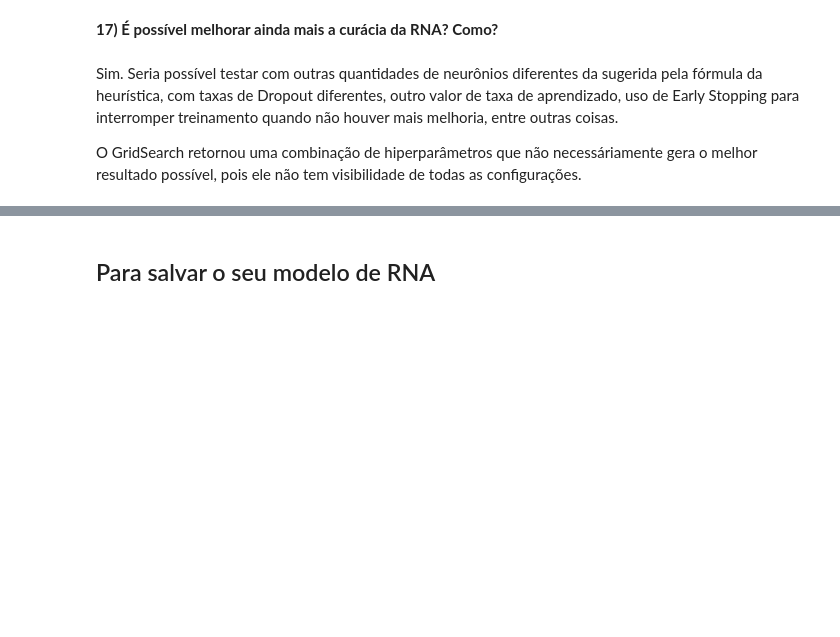
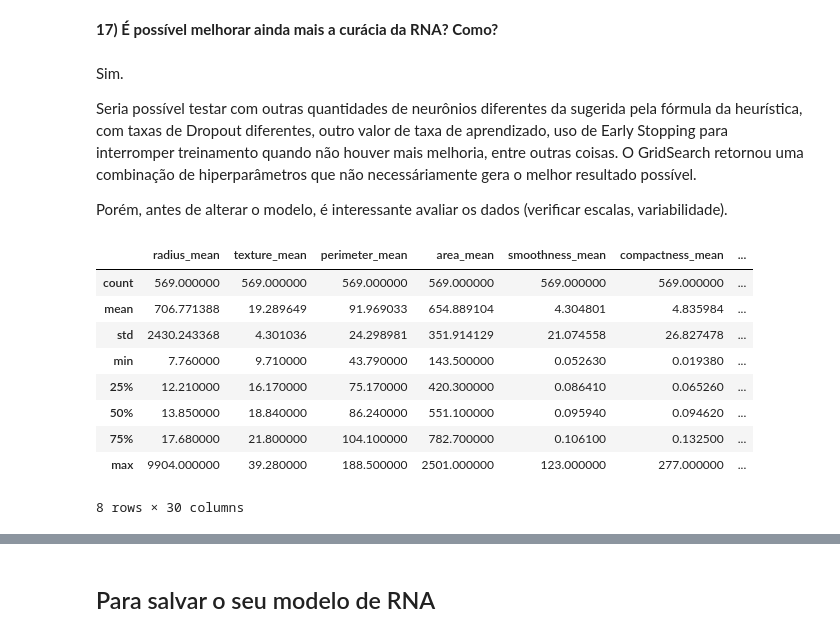
Before and after one commit to Marlon-Sbardelatti/machine-learning, a Jupyter notebook: trabalho-04/neural_network.ipynb, the cells around one changed output, grey strips where cells are left out. Saved outputs shown, nothing was run; the diff lists cells and outputs as text; code cells hidden in the pictures; blank space fills up the shorter version.

```diff
--- a/trabalho-04/neural_network.ipynb
+++ b/trabalho-04/neural_network.ipynb
@@ -646,6 +609,24 @@ print(best_score)
 # %% [markdown]
 **17) É possível melhorar ainda mais a curácia da RNA? Como?**
 # %% [markdown]
-Sim. Seria possível testar com outras quantidades de neurônios diferentes da sugerida pela fórmula da heurística, com taxas de Dropout diferentes, outro valor de taxa de aprendizado, uso de Early Stopping para interromper treinamento quando não houver mais melhoria, entre outras coisas.
+Sim.
 
-O GridSearch retornou uma combinação de hiperparâmetros que não necessáriamente gera o melhor resultado possível, pois ele não tem visibilidade de todas as configurações.
+Seria possível testar com outras quantidades de neurônios diferentes da sugerida pela fórmula da heurística, com taxas de Dropout diferentes, outro valor de taxa de aprendizado, uso de Early Stopping para interromper treinamento quando não houver mais melhoria, entre outras coisas. O GridSearch retornou uma combinação de hiperparâmetros que não necessáriamente gera o melhor resultado possível.
+
+Porém, antes de alterar o modelo, é interessante avaliar os dados (verificar escalas, variabilidade).
+# %%
+import pandas as pd
+
+# Estatísticas básicas
+breast_data.describe()
+# %% [output]
+|  | radius_mean | texture_mean | perimeter_mean | area_mean | smoothness_mean | compactness_mean | ... |
+| count | 569.000000 | 569.000000 | 569.000000 | 569.000000 | 569.000000 | 569.000000 | ... |
+| mean | 706.771388 | 19.289649 | 91.969033 | 654.889104 | 4.304801 | 4.835984 | ... |
+| std | 2430.243368 | 4.301036 | 24.298981 | 351.914129 | 21.074558 | 26.827478 | ... |
+| min | 7.760000 | 9.710000 | 43.790000 | 143.500000 | 0.052630 | 0.019380 | ... |
+| 25% | 12.210000 | 16.170000 | 75.170000 | 420.300000 | 0.086410 | 0.065260 | ... |
+| 50% | 13.850000 | 18.840000 | 86.240000 | 551.100000 | 0.095940 | 0.094620 | ... |
+| 75% | 17.680000 | 21.800000 | 104.100000 | 782.700000 | 0.106100 | 0.132500 | ... |
+| max | 9904.000000 | 39.280000 | 188.500000 | 2501.000000 | 123.000000 | 277.000000 | ... |
+8 rows × 30 columns
```
Also changed, not shown: parts of 7 cells of this notebook.
